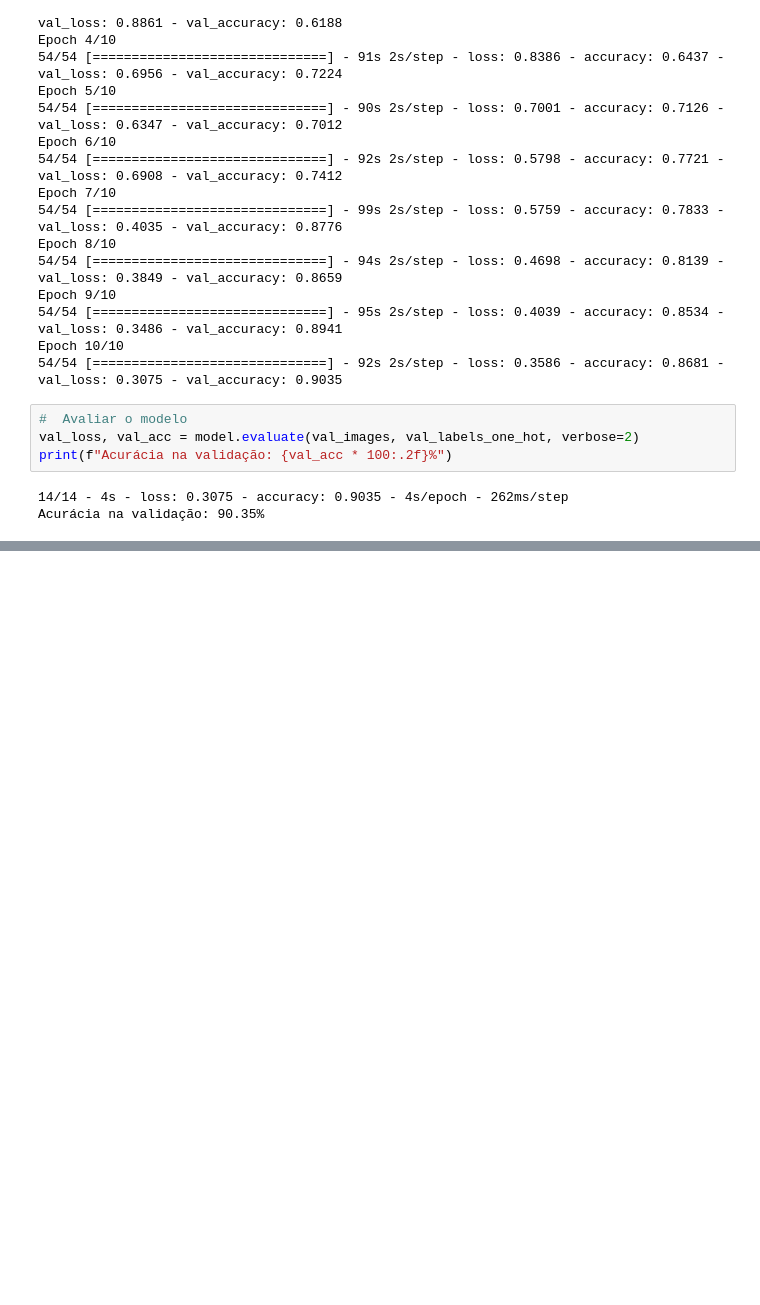
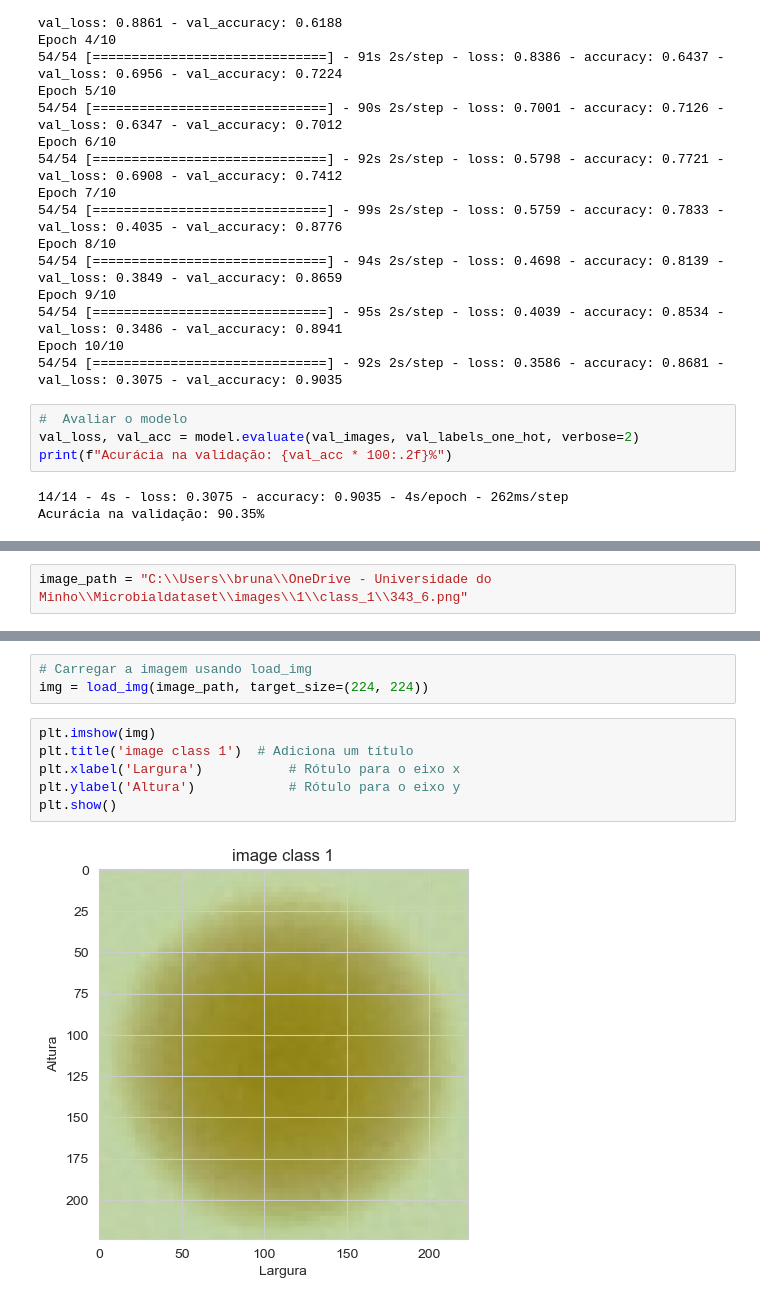
Before and after one commit to Brunadfa/Master-s-dissertation, a Jupyter notebook: group_lower_resolution.ipynb, the cells around one changed output, grey strips where cells are left out. Drawn from its saved outputs; the diff is of its cells as text; blank space fills up the shorter version.

```diff
--- a/group_lower_resolution.ipynb
+++ b/group_lower_resolution.ipynb
@@ -282,0 +337,2 @@ NameError: name 'train_generator' is not defined
+# %%
+image_path = "C:\\Users\\bruna\\OneDrive - Universidade do Minho\\Microbialdataset\\images\\1\\class_1\\343_6.png"
@@ -282,0 +354,11 @@ NameError: name 'train_generator' is not defined
+# %%
+# Carregar a imagem usando load_img
+img = load_img(image_path, target_size=(224, 224))
+# %%
+plt.imshow(img)
+plt.title('image class 1')  # Adiciona um título
+plt.xlabel('Largura')           # Rótulo para o eixo x
+plt.ylabel('Altura')            # Rótulo para o eixo y
+plt.show()
+# %% [output]
+[figure, added]
```
Also changed, not shown: parts of 11 cells of this notebook.
